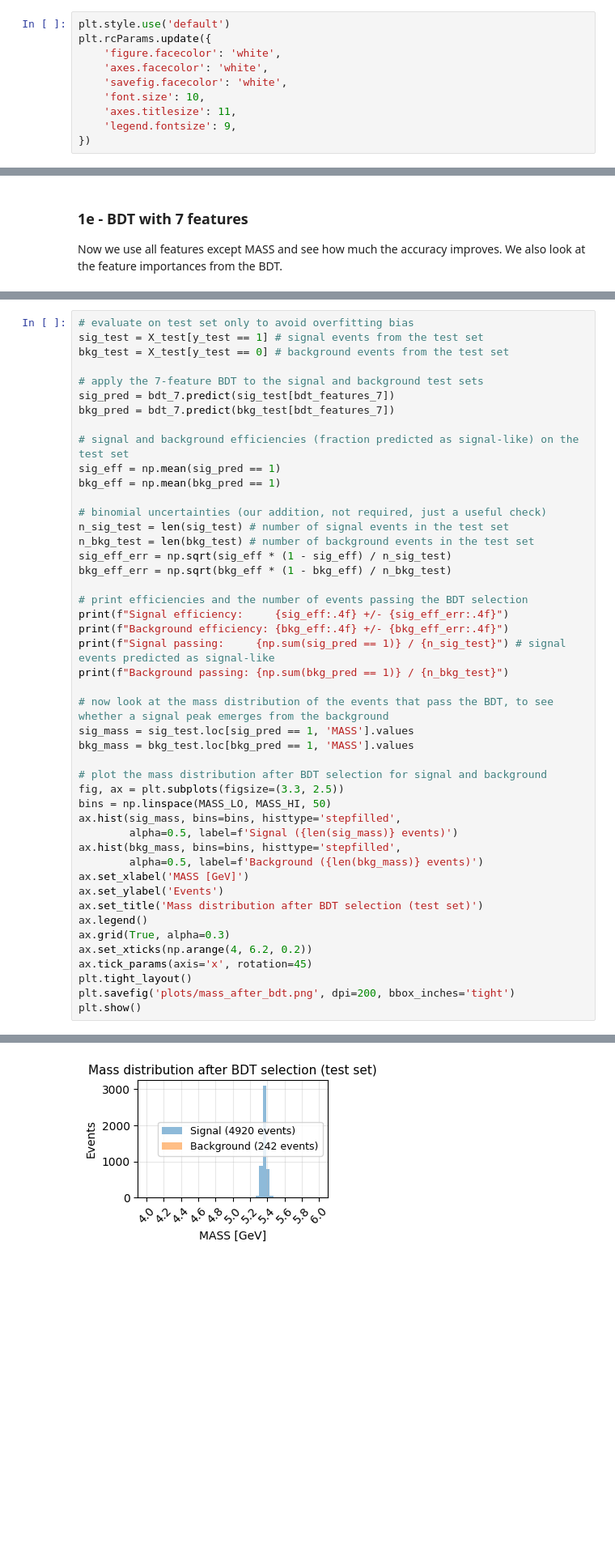
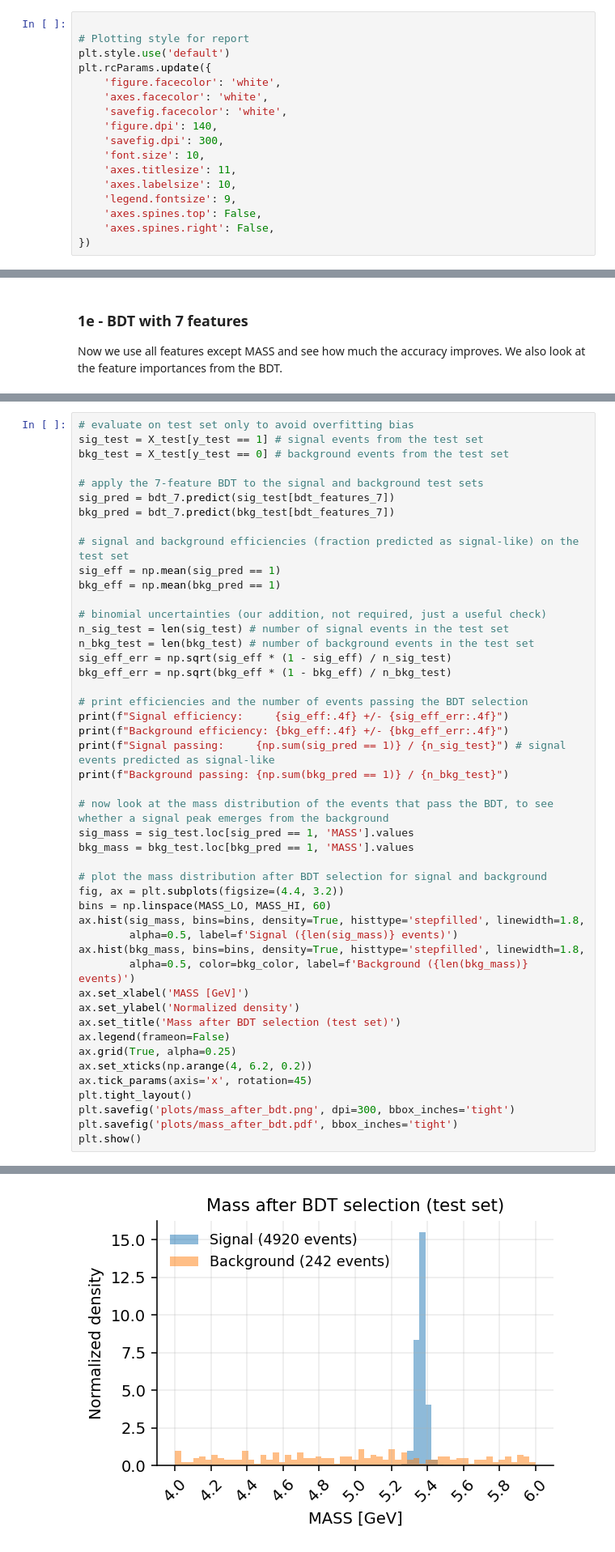
Before and after one commit to liuzzle/particle-discovery, a Jupyter notebook: particle_discovery.ipynb, the cells around one changed output, grey strips where cells are left out. Shown at 81% size. Cells and saved outputs as stored; diff of their text form; blank space fills up the shorter version.

```diff
--- a/particle_discovery.ipynb
+++ b/particle_discovery.ipynb
@@ -21,14 +21,21 @@ from sklearn.ensemble import GradientBoostingClassifier
 from sklearn.model_selection import train_test_split
 from sklearn.metrics import accuracy_score
 # %%
+
+# Plotting style for report
 plt.style.use('default')
 plt.rcParams.update({
     'figure.facecolor': 'white',
     'axes.facecolor': 'white',
     'savefig.facecolor': 'white',
+    'figure.dpi': 140,
+    'savefig.dpi': 300,
     'font.size': 10,
     'axes.titlesize': 11,
+    'axes.labelsize': 10,
     'legend.fontsize': 9,
+    'axes.spines.top': False,
+    'axes.spines.right': False,
 })
 # %% [markdown]
 #### Constants
@@ -383,44 +396,45 @@ sig_eff = np.mean(sig_pred == 1)
 bkg_eff = np.mean(bkg_pred == 1)
 
 # binomial uncertainties (our addition, not required, just a useful check)
 n_sig_test = len(sig_test) # number of signal events in the test set
 n_bkg_test = len(bkg_test) # number of background events in the test set
 sig_eff_err = np.sqrt(sig_eff * (1 - sig_eff) / n_sig_test)
 bkg_eff_err = np.sqrt(bkg_eff * (1 - bkg_eff) / n_bkg_test)
 
 # print efficiencies and the number of events passing the BDT selection
 print(f"Signal efficiency:     {sig_eff:.4f} +/- {sig_eff_err:.4f}")
 print(f"Background efficiency: {bkg_eff:.4f} +/- {bkg_eff_err:.4f}")
 print(f"Signal passing:     {np.sum(sig_pred == 1)} / {n_sig_test}") # signal events predicted as signal-like
 print(f"Background passing: {np.sum(bkg_pred == 1)} / {n_bkg_test}")
 
 # now look at the mass distribution of the events that pass the BDT, to see whether a signal peak emerges from the background
 sig_mass = sig_test.loc[sig_pred == 1, 'MASS'].values
 bkg_mass = bkg_test.loc[bkg_pred == 1, 'MASS'].values
 
 # plot the mass distribution after BDT selection for signal and background
-fig, ax = plt.subplots(figsize=(3.3, 2.5))
-bins = np.linspace(MASS_LO, MASS_HI, 50)
-ax.hist(sig_mass, bins=bins, histtype='stepfilled',
+fig, ax = plt.subplots(figsize=(4.4, 3.2))
+bins = np.linspace(MASS_LO, MASS_HI, 60)
+ax.hist(sig_mass, bins=bins, density=True, histtype='stepfilled', linewidth=1.8,
         alpha=0.5, label=f'Signal ({len(sig_mass)} events)')
-ax.hist(bkg_mass, bins=bins, histtype='stepfilled',
-        alpha=0.5, label=f'Background ({len(bkg_mass)} events)')
+ax.hist(bkg_mass, bins=bins, density=True, histtype='stepfilled', linewidth=1.8,
+        alpha=0.5, color=bkg_color, label=f'Background ({len(bkg_mass)} events)')
 ax.set_xlabel('MASS [GeV]')
-ax.set_ylabel('Events')
-ax.set_title('Mass distribution after BDT selection (test set)')
-ax.legend()
-ax.grid(True, alpha=0.3)
+ax.set_ylabel('Normalized density')
+ax.set_title('Mass after BDT selection (test set)')
+ax.legend(frameon=False)
+ax.grid(True, alpha=0.25)
 ax.set_xticks(np.arange(4, 6.2, 0.2))
 ax.tick_params(axis='x', rotation=45)
 plt.tight_layout()
-plt.savefig('plots/mass_after_bdt.png', dpi=200, bbox_inches='tight')
+plt.savefig('plots/mass_after_bdt.png', dpi=300, bbox_inches='tight')
+plt.savefig('plots/mass_after_bdt.pdf', bbox_inches='tight')
 plt.show()
 # %% [output]
 Signal efficiency:     0.9774 +/- 0.0021
 Background efficiency: 0.0487 +/- 0.0031
 Signal passing:     4920 / 5034
 Background passing: 242 / 4966
-[figure, old version]
+[figure, new version]
 # %% [markdown]
 ## Part 2: Experiment Duration (Section 4)
 
```
Also changed, not shown: parts of 9 cells of this notebook, 15 other files.
